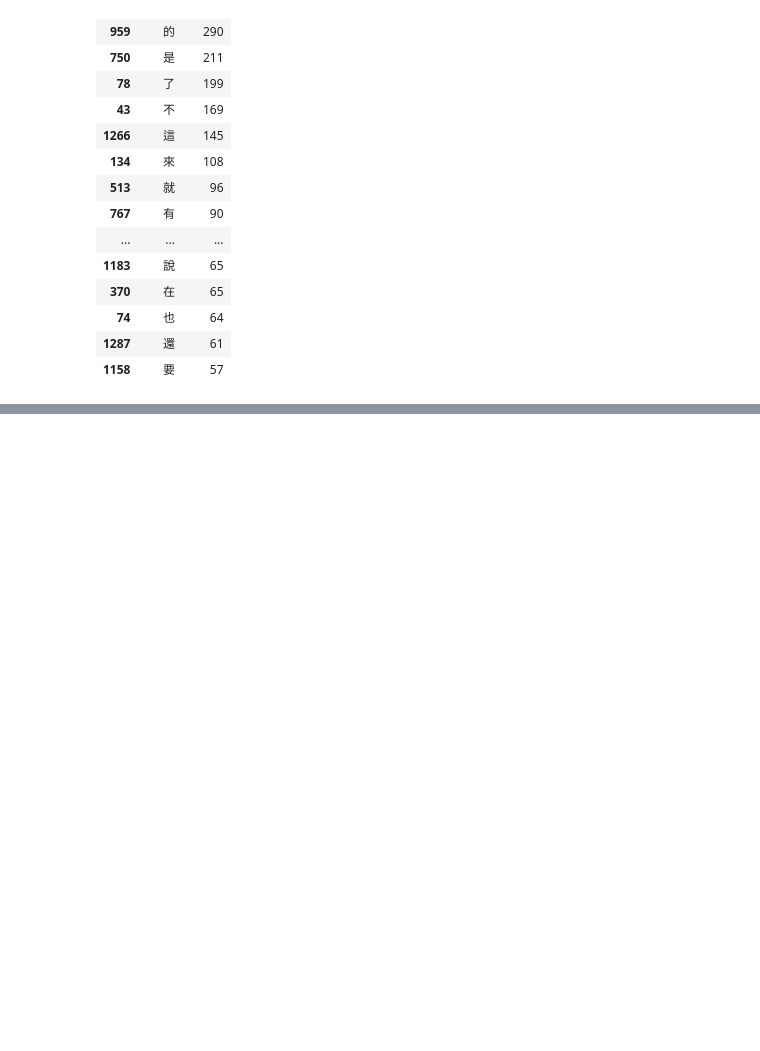
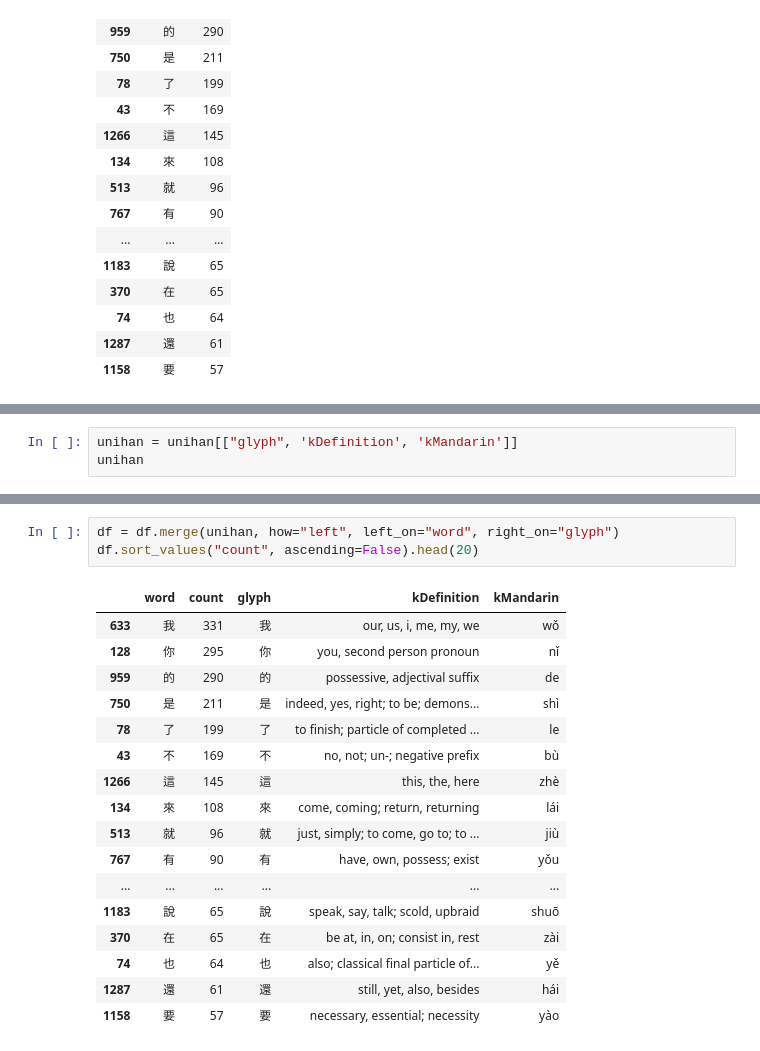
Before and after one commit to ptrstn/technikum-big-data, a Jupyter notebook: notebooks/subtitle_segmentation.ipynb, the cells around one changed output, grey strips where cells are left out. Saved outputs shown, nothing was run; the diff lists cells and outputs as text; blank space fills up the shorter version.

```diff
--- a/notebooks/subtitle_segmentation.ipynb
+++ b/notebooks/subtitle_segmentation.ipynb
@@ -77,0 +107,3 @@ df.sort_values("count", ascending=False).head(20)
+# %%
+unihan = unihan[["glyph", 'kDefinition', 'kMandarin']]
+unihan
@@ -77,0 +124,21 @@ df.sort_values("count", ascending=False).head(20)
+# %%
+df = df.merge(unihan, how="left", left_on="word", right_on="glyph")
+df.sort_values("count", ascending=False).head(20)
+# %% [output]
+|  | word | count | glyph | kDefinition | kMandarin |
+| 633 | 我 | 331 | 我 | our, us, i, me, my, we | wǒ |
+| 128 | 你 | 295 | 你 | you, second person pronoun | nǐ |
+| 959 | 的 | 290 | 的 | possessive, adjectival suffix | de |
+| 750 | 是 | 211 | 是 | indeed, yes, right; to be; demons... | shì |
+| 78 | 了 | 199 | 了 | to finish; particle of completed ... | le |
+| 43 | 不 | 169 | 不 | no, not; un-; negative prefix | bù |
+| 1266 | 這 | 145 | 這 | this, the, here | zhè |
+| 134 | 來 | 108 | 來 | come, coming; return, returning | lái |
+| 513 | 就 | 96 | 就 | just, simply; to come, go to; to ... | jiù |
+| 767 | 有 | 90 | 有 | have, own, possess; exist | yǒu |
+| ... | ... | ... | ... | ... | ... |
+| 1183 | 說 | 65 | 說 | speak, say, talk; scold, upbraid | shuō |
+| 370 | 在 | 65 | 在 | be at, in, on; consist in, rest | zài |
+| 74 | 也 | 64 | 也 | also; classical final particle of... | yě |
+| 1287 | 還 | 61 | 還 | still, yet, also, besides | hái |
+| 1158 | 要 | 57 | 要 | necessary, essential; necessity | yào |
```
Also changed, not shown: parts of 6 cells of this notebook, 2 other files.
